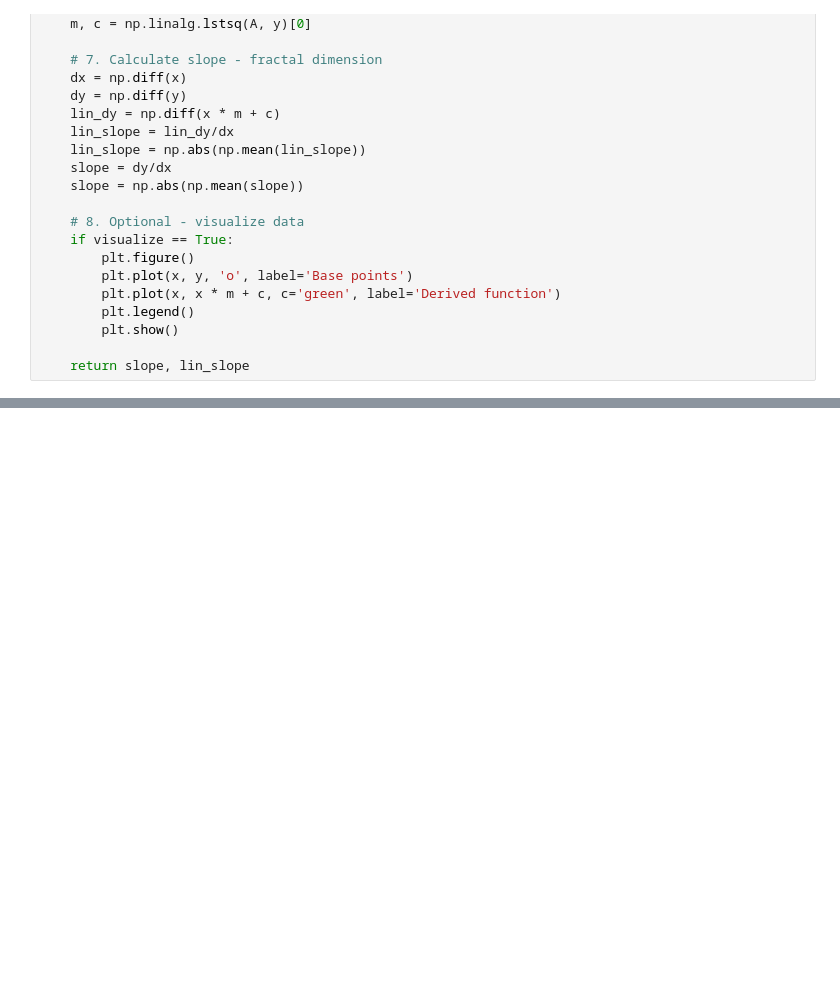
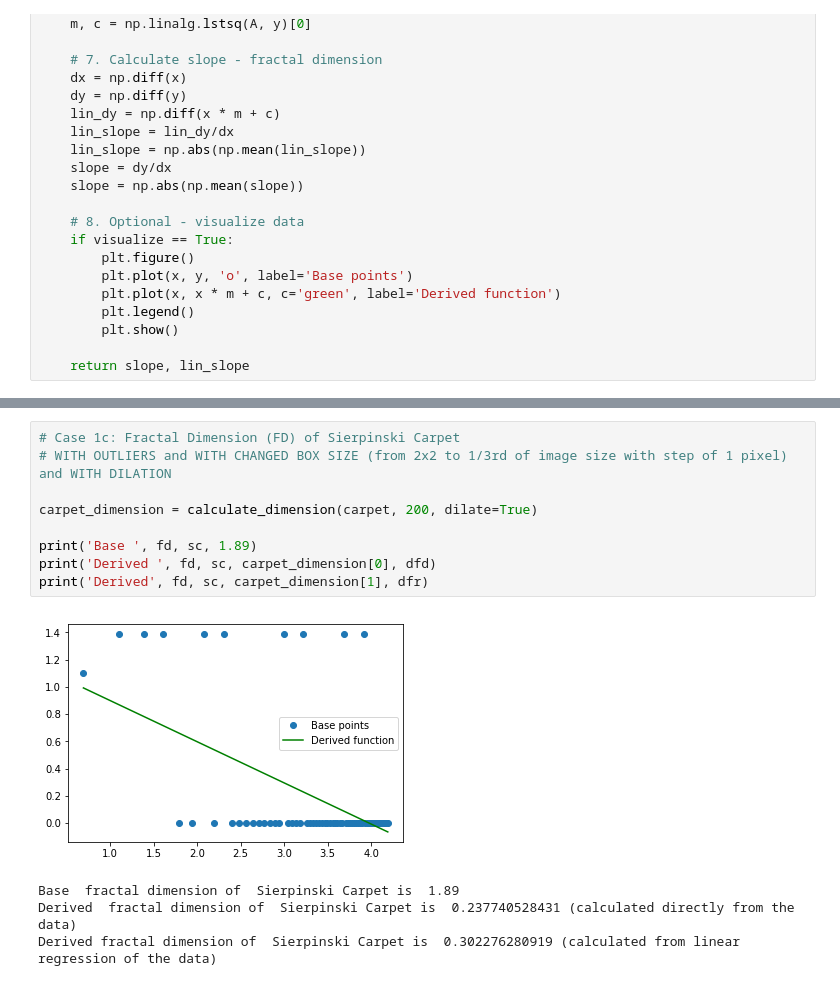
Before and after one commit to SimonMolinsky/fractals_and_chaos, a Jupyter notebook: chapter_05.ipynb, the cells around one changed output, grey strips where cells are left out. Cells and saved outputs as stored; diff of their text form; blank space fills up the shorter version.

Commit message:
Sierpinski Carpet tests

```diff
--- a/chapter_05.ipynb
+++ b/chapter_05.ipynb
@@ -806,0 +901,14 @@ It's still not working as expected, so I will prepare a correct method to remove
+# %%
+# Case 1c: Fractal Dimension (FD) of Sierpinski Carpet
+# WITH OUTLIERS and WITH CHANGED BOX SIZE (from 2x2 to 1/3rd of image size with step of 1 pixel) and WITH DILATION
+
+carpet_dimension = calculate_dimension(carpet, 200, dilate=True)
+
+print('Base ', fd, sc, 1.89)
+print('Derived ', fd, sc, carpet_dimension[0], dfd)
+print('Derived', fd, sc, carpet_dimension[1], dfr)
+# %% [output]
+[figure, added]
+Base  fractal dimension of  Sierpinski Carpet is  1.89
+Derived  fractal dimension of  Sierpinski Carpet is  0.237740528431 (calculated directly from the data)
+Derived fractal dimension of  Sierpinski Carpet is  0.302276280919 (calculated from linear regression of the data)
```
Also changed, not shown: parts of 12 cells of this notebook.
